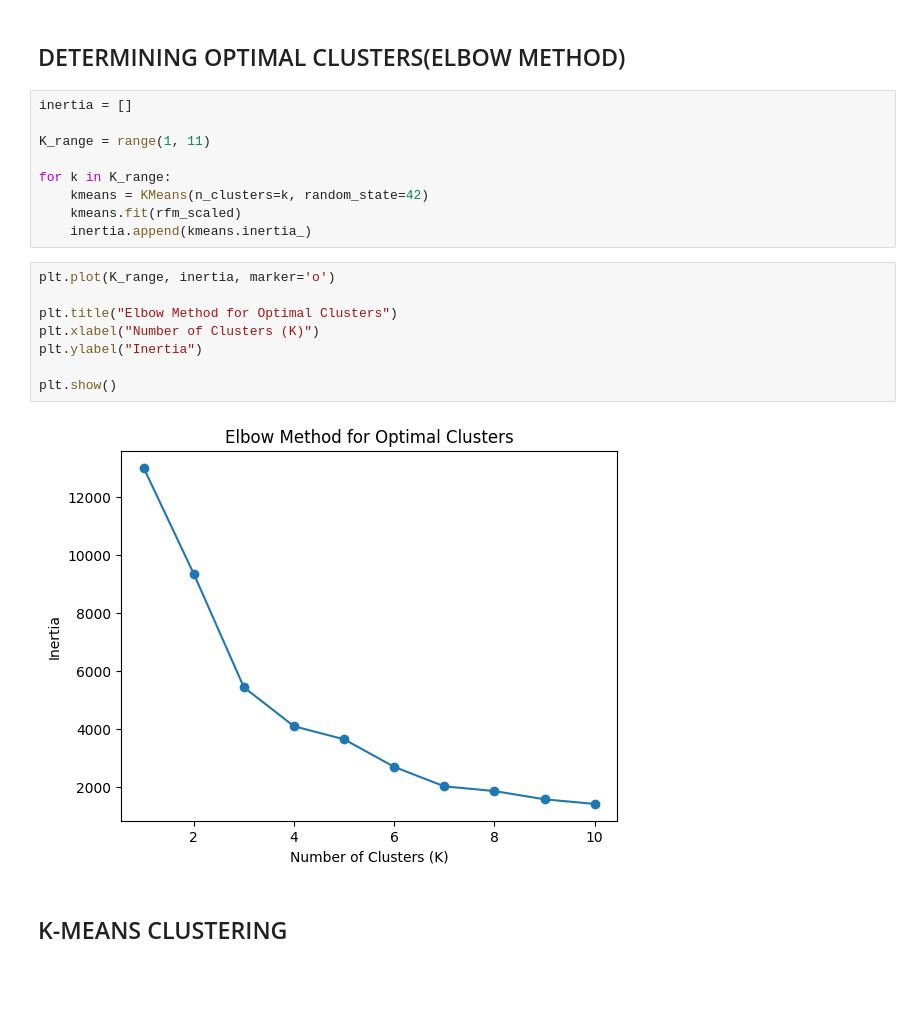
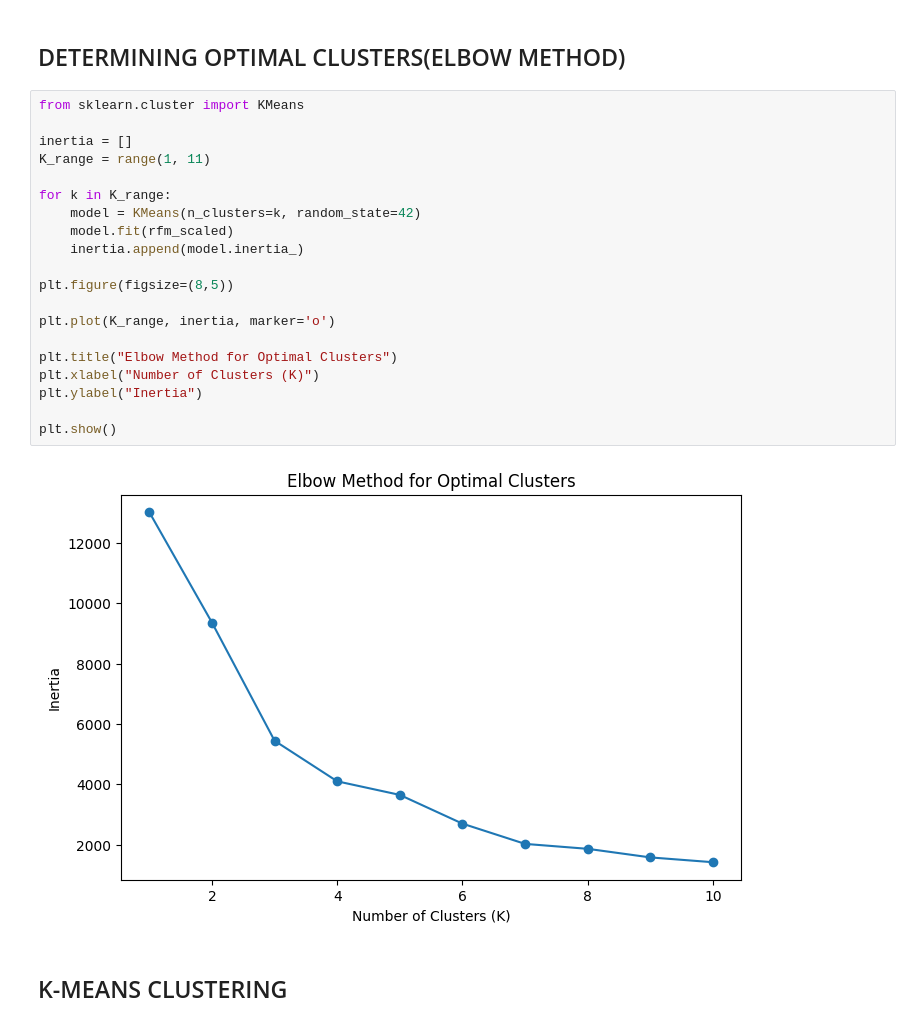
Before and after one commit to Subi-003/customer-segmentation-rfm-kmeans, a Jupyter notebook: customer_segmentation.ipynb, the cells around one changed output. Saved outputs shown, nothing was run; the diff lists cells and outputs as text; blank space fills up the shorter version.

```diff
--- a/customer_segmentation.ipynb
+++ b/customer_segmentation.ipynb
@@ -241,24 +241,27 @@ rfm_scaled.describe()
 # %% [markdown]
 ## DETERMINING OPTIMAL CLUSTERS(ELBOW METHOD)
 # %%
+from sklearn.cluster import KMeans
+
 inertia = []
-
 K_range = range(1, 11)
 
 for k in K_range:
-    kmeans = KMeans(n_clusters=k, random_state=42)
-    kmeans.fit(rfm_scaled)
-    inertia.append(kmeans.inertia_)
+    model = KMeans(n_clusters=k, random_state=42)
+    model.fit(rfm_scaled)
+    inertia.append(model.inertia_)
+
+plt.figure(figsize=(8,5))
+
+plt.plot(K_range, inertia, marker='o')
+
+plt.title("Elbow Method for Optimal Clusters")
+plt.xlabel("Number of Clusters (K)")
+plt.ylabel("Inertia")
+
+plt.show()
+# %% [output]
+[figure, added]
-# %%
-plt.plot(K_range, inertia, marker='o')
-
-plt.title("Elbow Method for Optimal Clusters")
-plt.xlabel("Number of Clusters (K)")
-plt.ylabel("Inertia")
-
-plt.show()
-# %% [output]
-[figure, removed]
 # %% [markdown]
 ## K-MEANS CLUSTERING
 # %%
```
Also changed, not shown: parts of 5 cells of this notebook.
